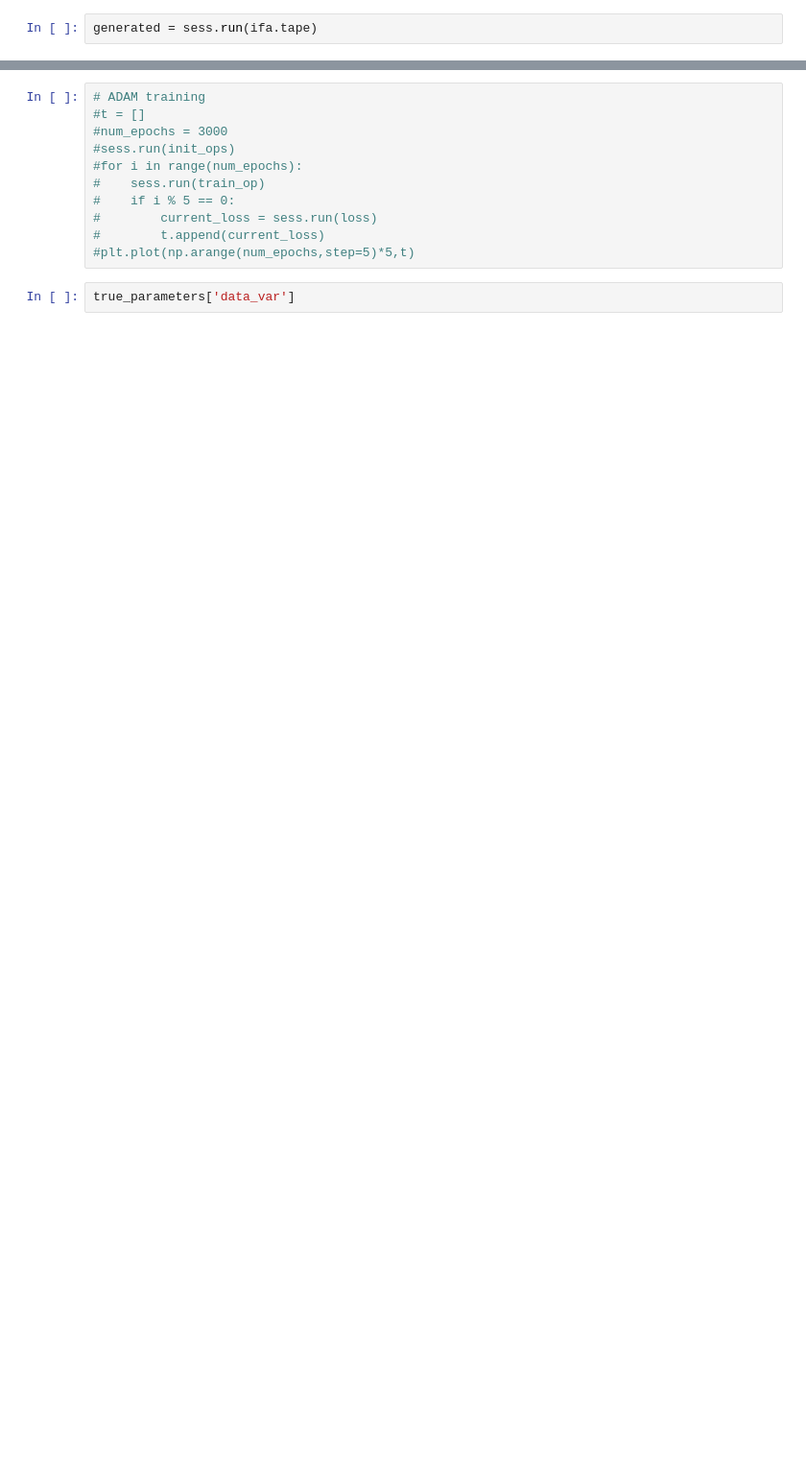
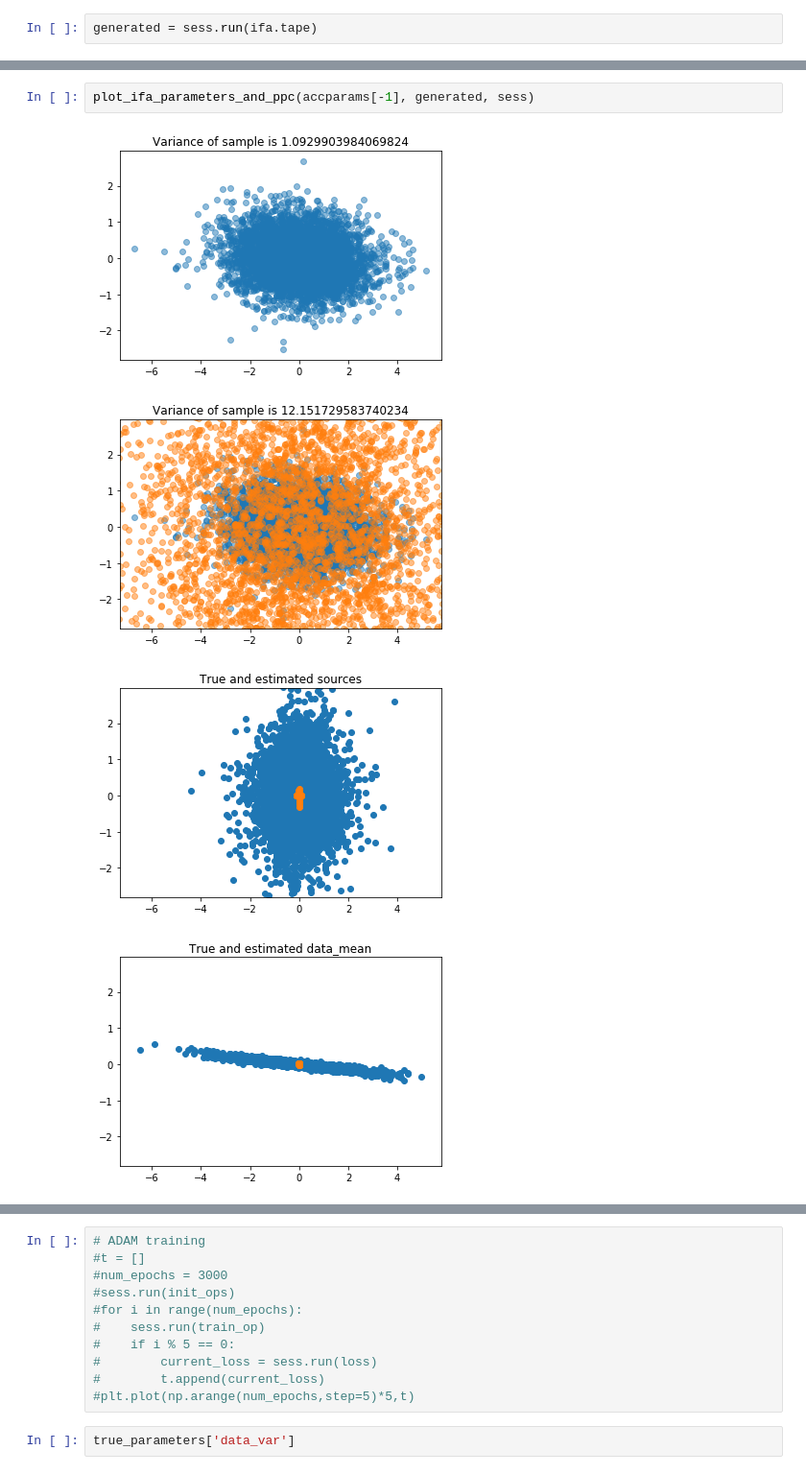
Before and after one commit to deoxyribose/FactOrCluster, a Jupyter notebook: notebooks/cifa_validation.ipynb, the cells around one changed output, grey strips where cells are left out. Shown at 96% size. Saved outputs shown, nothing was run; the diff lists cells and outputs as text; blank space fills up the shorter version.

```diff
--- a/notebooks/cifa_validation.ipynb
+++ b/notebooks/cifa_validation.ipynb
@@ -80,0 +85,7 @@ len(accparams)
+# %%
+plot_ifa_parameters_and_ppc(accparams[-1], generated, sess)
+# %% [output]
+[figure, added]
+[figure, added]
+[figure, added]
+[figure, added]
```
Also changed, not shown: parts of 14 cells of this notebook.
